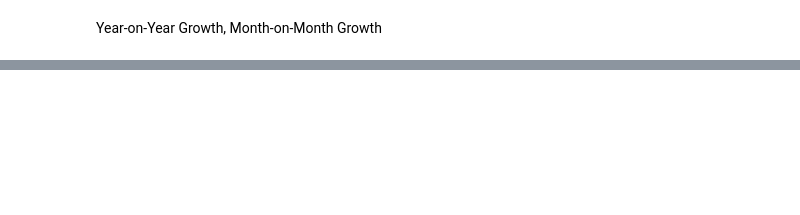
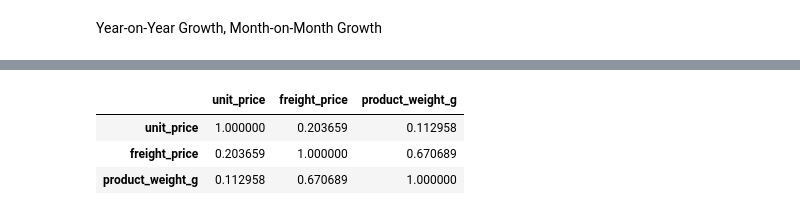
Before and after one commit to josephine-amponsah/retail-demand-forecaster, a Jupyter notebook: notebooks/data-analysis.ipynb, the cells around one changed output, grey strips where cells are left out. Cells and saved outputs as stored; diff of their text form; code cells hidden in the pictures; blank space fills up the shorter version.

```diff
--- a/notebooks/data-analysis.ipynb
+++ b/notebooks/data-analysis.ipynb
@@ -189,0 +202,10 @@ plt.show()
+# %%
+corr_data = data[["unit_price", "freight_price", "product_weight_g"]]
+corr = corr_data.corr()
+# %%
+corr
+# %% [output]
+|  | unit_price | freight_price | product_weight_g |
+| unit_price | 1.000000 | 0.203659 | 0.112958 |
+| freight_price | 0.203659 | 1.000000 | 0.670689 |
+| product_weight_g | 0.112958 | 0.670689 | 1.000000 |
```
Also changed, not shown: parts of 9 cells of this notebook, 4 other files.
